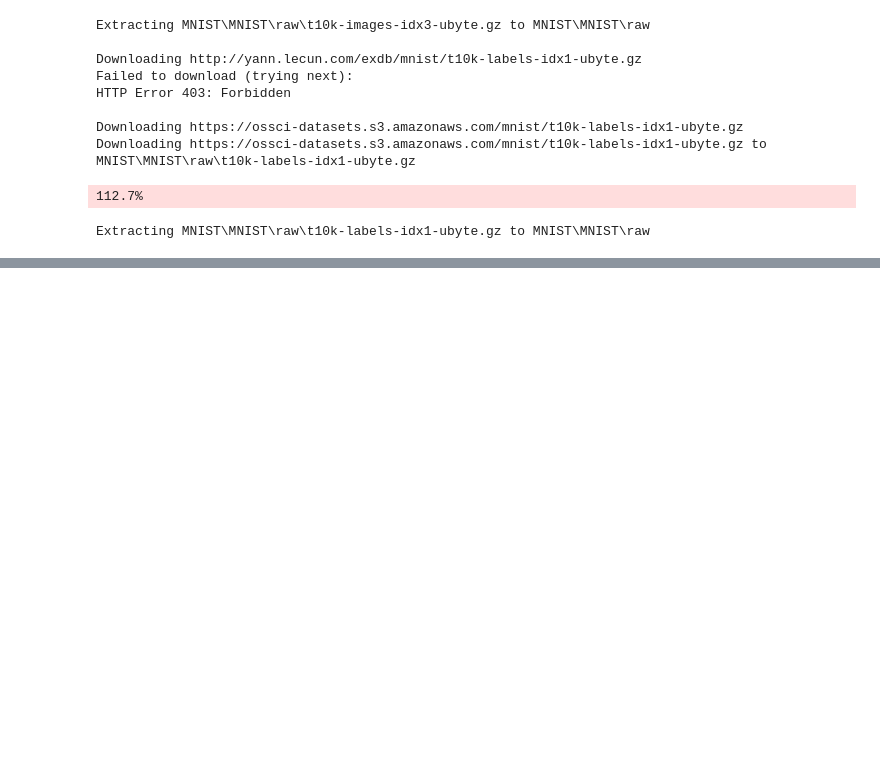
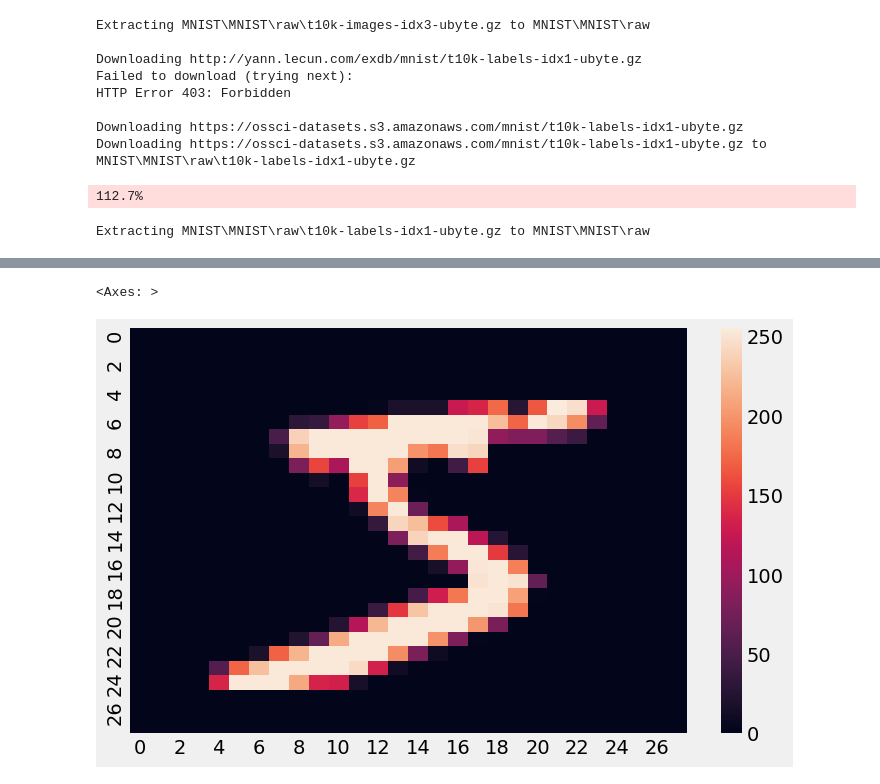
Before and after one commit to Dhruv-saxena-25/pytorch, a Jupyter notebook: notebooks/ANN_pytorch.ipynb, the cells around one changed output, grey strips where cells are left out. Saved outputs shown, nothing was run; the diff lists cells and outputs as text; code cells hidden in the pictures; blank space fills up the shorter version.

```diff
--- a/notebooks/ANN_pytorch.ipynb
+++ b/notebooks/ANN_pytorch.ipynb
@@ -71,0 +116,6 @@ Extracting MNIST\MNIST\raw\t10k-labels-idx1-ubyte.gz to MNIST\MNIST\raw
+# %%
+plt.figure(figsize=(8,5))
+sns.heatmap(train_data.data[0])
+# %% [output]
+<Axes: >
+[figure, added]
```
Also changed, not shown: parts of 25 cells of this notebook, 6 other files.
